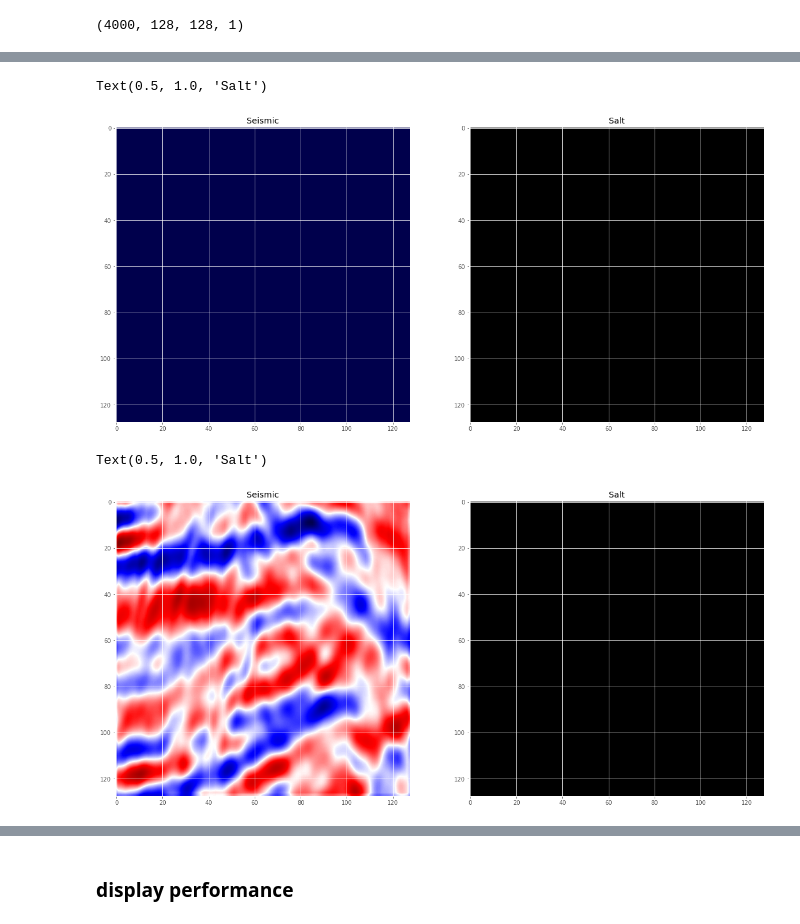
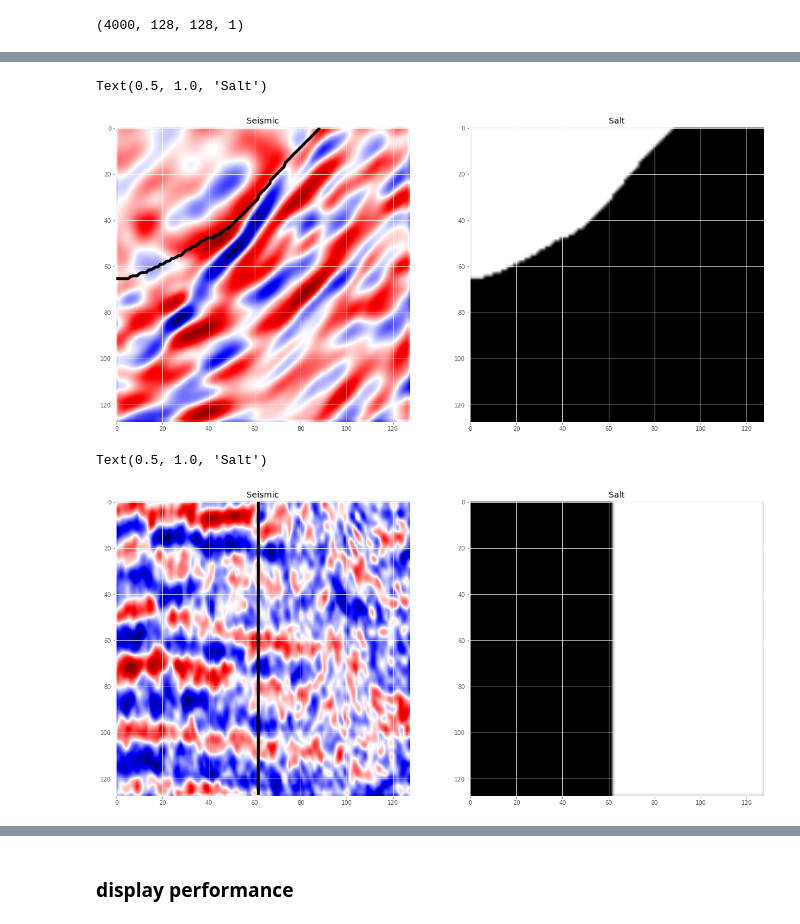
Before and after one commit to superbunny38/DeepLearning, a Jupyter notebook: papers/U_Net.ipynb, the cells around one changed output, grey strips where cells are left out. Cells and saved outputs as stored; diff of their text form; code cells hidden in the pictures.

```diff
--- a/papers/U_Net.ipynb
+++ b/papers/U_Net.ipynb
@@ -328,0 +335,2 @@ No. of images =  4000
+# %%
+ids = sorted(ids)
@@ -331,16 +347,21 @@ X = np.zeros((len(ids), im_height, im_width, 1), dtype=np.float32)
 y = np.zeros((len(ids), im_height, im_width, 1), dtype=np.float32)
 # %%
 # tqdm is used to display the progress bar
+# demonstrate data normalization with sklearn
+from sklearn.preprocessing import MinMaxScaler
+scaler = MinMaxScaler()
 for n, id_ in tqdm_notebook(enumerate(ids), total=len(ids)):
     # Load images
-    img = load_img("images/"+id_, grayscale=True)
+    img = load_img("images/"+id_, color_mode = "grayscale")
     x_img = img_to_array(img)
     x_img = resize(x_img, (128, 128, 1), mode = 'constant', preserve_range = True)
     # Load masks
-    mask = img_to_array(load_img("masks/"+id_, grayscale=True))
+    mask = load_img("masks/"+id_, color_mode = "grayscale")
+    mask = img_to_array(mask)
     mask = resize(mask, (128, 128, 1), mode = 'constant', preserve_range = True)
     # Save images
     X[n] = x_img/255.0
     y[n] = mask/255.0
+    #print(np.any(mask>255))
 # %% [output]
 Please use `tqdm.notebook.tqdm` instead of `tqdm.tqdm_notebook`
@@ -355,3 +433,5 @@ y.shape
+# %%
+y = y/255.0
 # %%
 # Split train and valid
 X_train, X_valid, y_train, y_valid = train_test_split(X, y, test_size=0.1, random_state=42)
@@ -358,21 +507,23 @@ X_train, X_valid, y_train, y_valid = train_test_split(X, y, test_size=0.1, rando
 # %%
 # Visualize any randome image along with the mask
 ix = random.randint(0, len(X_train))
 has_mask = y_train[ix].max() > 0 # salt indicator
 
 fig, (ax1, ax2) = plt.subplots(1, 2, figsize = (20, 15))
 
 ax1.imshow(X_train[ix, ..., 0], cmap = 'seismic', interpolation = 'bilinear')
 if has_mask: # if salt
     # draw a boundary(contour) in the original image separating salt and non-salt areas
     ax1.contour(y_train[ix].squeeze(), colors = 'k', linewidths = 5, levels = [0.5])
+else:
+  print("not salt")
 ax1.set_title('Seismic')
 
 ax2.imshow(y_train[ix].squeeze(), cmap = 'gray', interpolation = 'bilinear')
 ax2.set_title('Salt')
 # %% [output]
 Text(0.5, 1.0, 'Salt')
-[figure, old version]
+[figure, new version]
 # %%
 # Visualize any randome image along with the mask
 ix = random.randint(0, len(X_train))
@@ -384,10 +535,12 @@ ax1.imshow(X_train[ix, ..., 0], cmap = 'seismic', interpolation = 'bilinear')
 if has_mask: # if salt
     # draw a boundary(contour) in the original image separating salt and non-salt areas
     ax1.contour(y_train[ix].squeeze(), colors = 'k', linewidths = 5, levels = [0.5])
+else:
+  print("not salt\n")
 ax1.set_title('Seismic')
 
 ax2.imshow(y_train[ix].squeeze(), cmap = 'gray', interpolation = 'bilinear')
 ax2.set_title('Salt')
 # %% [output]
 Text(0.5, 1.0, 'Salt')
-[figure, old version]
+[figure, new version]
```
Also changed, not shown: parts of 38 cells of this notebook.
